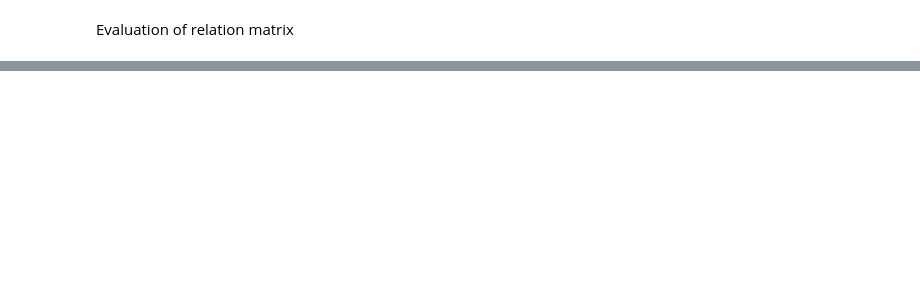
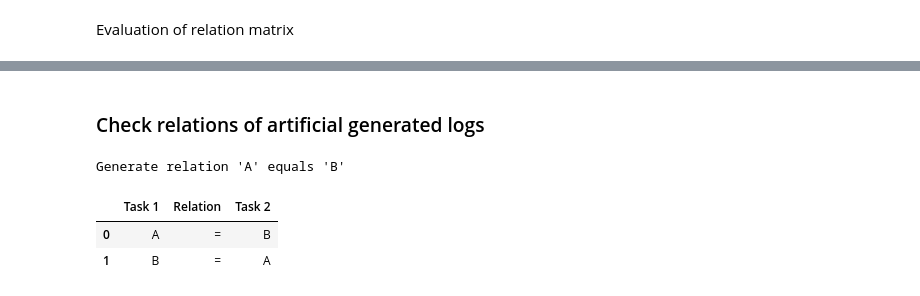
Before and after one commit to Sroka-Bartosz/Allen-fuzzy-logs-relation-analysis, a Jupyter notebook: relation_matrix.ipynb, the cells around one changed output, grey strips where cells are left out. Drawn from its saved outputs; the diff is of its cells as text; code cells hidden in the pictures; blank space fills up the shorter version.

```diff
--- a/relation_matrix.ipynb
+++ b/relation_matrix.ipynb
@@ -179,0 +296,23 @@ founded_relations.head(100)
+# %% [markdown]
+### Check relations of artificial generated logs
+# %%
+from logs_generator import generate_logs
+
+generated_logs = generate_logs('equals')
+
+generated_logs["start_ts"] = generated_logs["start_timestamp"].map(lambda t: t.timestamp())
+generated_logs["complete_ts"] = generated_logs["complete_timestamp"].map(lambda t: t.timestamp())
+generated_logs.drop(["start_timestamp", "complete_timestamp"], axis=1, inplace=True)
+# %% [output]
+Generate relation 'A' equals 'B'
+# %%
+allen_relations_finder_naive_method = AllenRelationsFinderNaiveMethod(logs=generated_logs)
+
+relation_matrix = allen_relations_finder_naive_method.create_relation_matrix(number_of_following_tasks_considered=1)
+founded_relations = allen_relations_finder_naive_method.find_relations(relation_threshold=0.7)
+
+founded_relations.head(100)
+# %% [output]
+|  | Task 1 | Relation | Task 2 |
+| 0 | A | = | B |
+| 1 | B | = | A |
```
Also changed, not shown: parts of 7 cells of this notebook, 1 other file.
